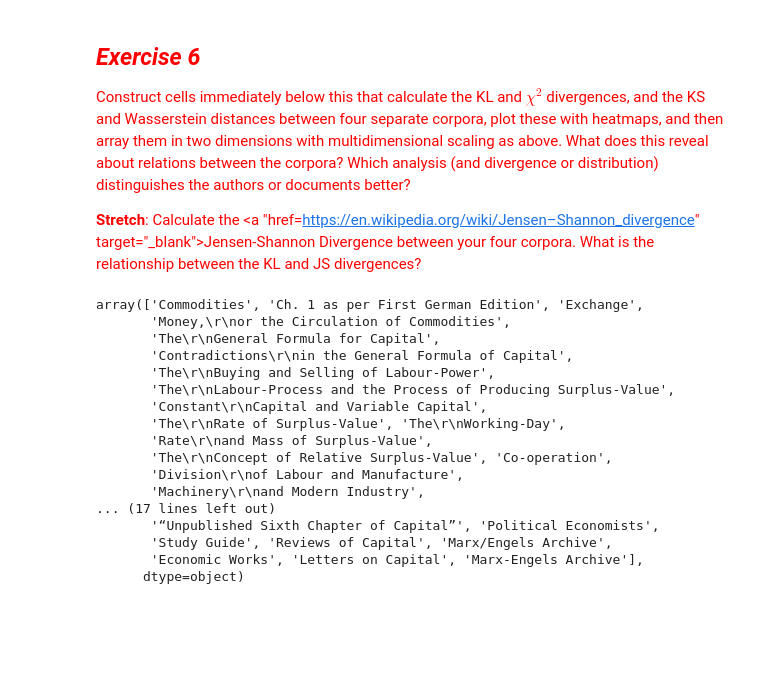
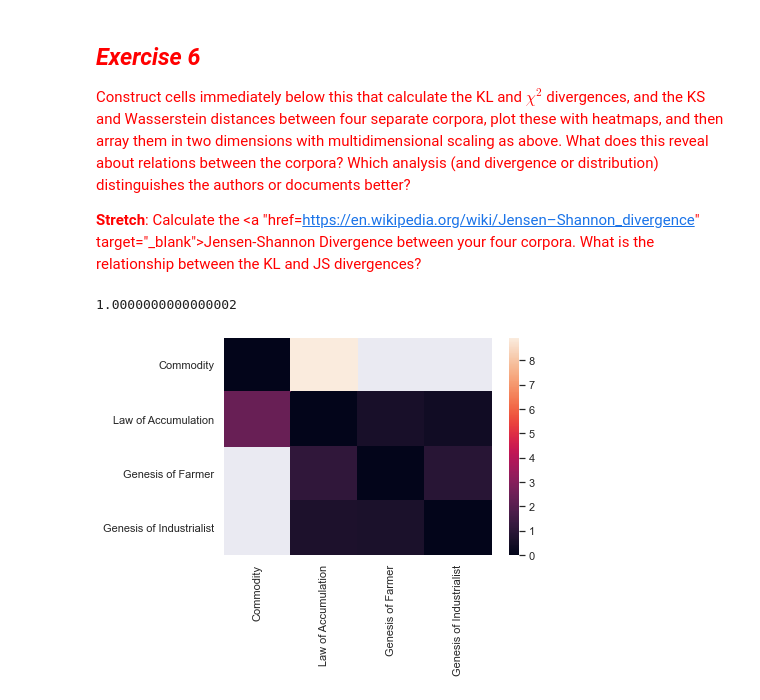
Before and after one commit to jcvotava/Homework-Notebooks, a Jupyter notebook: week-2/Votava_Week_2_HW.ipynb, the cells around one changed output. Saved outputs shown, nothing was run; the diff lists cells and outputs as text; code cells hidden in the pictures; blank space fills up the shorter version.

```diff
--- a/week-2/Votava_Week_2_HW.ipynb
+++ b/week-2/Votava_Week_2_HW.ipynb
@@ -2076,10 +2096,28 @@ def Divergence(corpus1, corpus2, difference="KL"):
         except:
             return scipy.stats.wasserstein_distance(P['frequency'], Q['frequency'], u_weights=None, v_weights=None)
 # %%
-accumulation_corpus = capital_corpus[capital_corpus['source-paragraph-text'] == 'The\r\nGeneral Law of Capitalist Accumulation']
+accum_df = capital_corpus[capital_corpus['source-paragraph-text'] == 'The\r\nGeneral Law of Capitalist Accumulation']
+accum_corpus = []
+for token_list in accum_df.tokenized_text:
+    accum_corpus.extend(token_list)
 
-commod_words = set(commod_corpus['normalized_tokens'].sum())
-accum_words = set(accumulation_corpus['normalized_tokens'].sum())
+farmer_df = capital_corpus[capital_corpus['source-paragraph-text'] == 'Genesis\r\nof the Capitalist Farmer']
+farmer_corpus = []
+for token_list in farmer_df.tokenized_text:
+    farmer_corpus.extend(token_list)
+
+industrialist_df = capital_corpus[capital_corpus['source-paragraph-text'] == 'Genesis\r\nof the Industrial Capitalist']
+industrialist_corpus = []
+for token_list in industrialist_df.tokenized_text:
+    industrialist_corpus.extend(token_list)
+
+commod_df = commod_corpus
+commod_corpusB = []
+for token_list in commod_df.tokenized_text:
+    commod_corpusB.extend(token_list)
+
+commod_words = set(commod_df['normalized_tokens'].sum())
+accum_words = set(accum_df['normalized_tokens'].sum())
 
 #Change & to | if you want to keep all words
 overlapWords = commod_words & accum_words
@@ -2087,28 +2125,27 @@ overlapWords = commod_words & accum_words
 overlapWordsDict = {word: index for index, word in enumerate(overlapWords)}
 #overlapWordsDict['student']
 
-#whProbArray = makeProbsArray(whReleases['normalized_tokens'], overlapWordsDict)
-#kenProbArray = makeProbsArray(kenReleases['normalized_tokens'], overlapWordsDict)
-#kenProbArray.sum()
+commodProbArray = makeProbsArray(commod_df['normalized_tokens'], overlapWordsDict)
+accumProbArray = makeProbsArray(accum_df['normalized_tokens'], overlapWordsDict)
+accumProbArray.sum()
 #There is a little bit of a floating point math error
 #but it's too small to see with print and too small matter here
+# %% [output]
+1.0000000000000002
-# %%
-capital_corpus['source-paragraph-text'].unique()
-# %% [output]
-array(['Commodities', 'Ch. 1 as per First German Edition', 'Exchange',
-       'Money,\r\nor the Circulation of Commodities',
-       'The\r\nGeneral Formula for Capital',
-       'Contradictions\r\nin the General Formula of Capital',
-       'The\r\nBuying and Selling of Labour-Power',
-       'The\r\nLabour-Process and the Process of Producing Surplus-Value',
-       'Constant\r\nCapital and Variable Capital',
-       'The\r\nRate of Surplus-Value', 'The\r\nWorking-Day',
-       'Rate\r\nand Mass of Surplus-Value',
-       'The\r\nConcept of Relative Surplus-Value', 'Co-operation',
-       'Division\r\nof Labour and Manufacture',
-       'Machinery\r\nand Modern Industry',
-... (17 lines left out)
-       '“Unpublished Sixth Chapter of Capital”', 'Political Economists',
-       'Study Guide', 'Reviews of Capital', 'Marx/Engels Archive',
-       'Economic Works', 'Letters on Capital', 'Marx-Engels Archive'],
-      dtype=object)
+# %%
+corpora = [commod_corpus,accum_corpus,farmer_corpus,industrialist_corpus]
+fileids = ["Commodity","Law of Accumulation","Genesis of Farmer","Genesis of Industrialist"]
+
+L = []
+for p in corpora:
+    l = []
+    for q in corpora:
+        l.append(Divergence(p,q, difference = 'KL'))
+    L.append(l)
+M = np.array(L)
+fig = plt.figure()
+div = pandas.DataFrame(M, columns = fileids, index = fileids)
+ax = sns.heatmap(div)
+plt.show()
+# %% [output]
+[figure, added]
```
Also changed, not shown: parts of 43 cells of this notebook, 1 other file.
